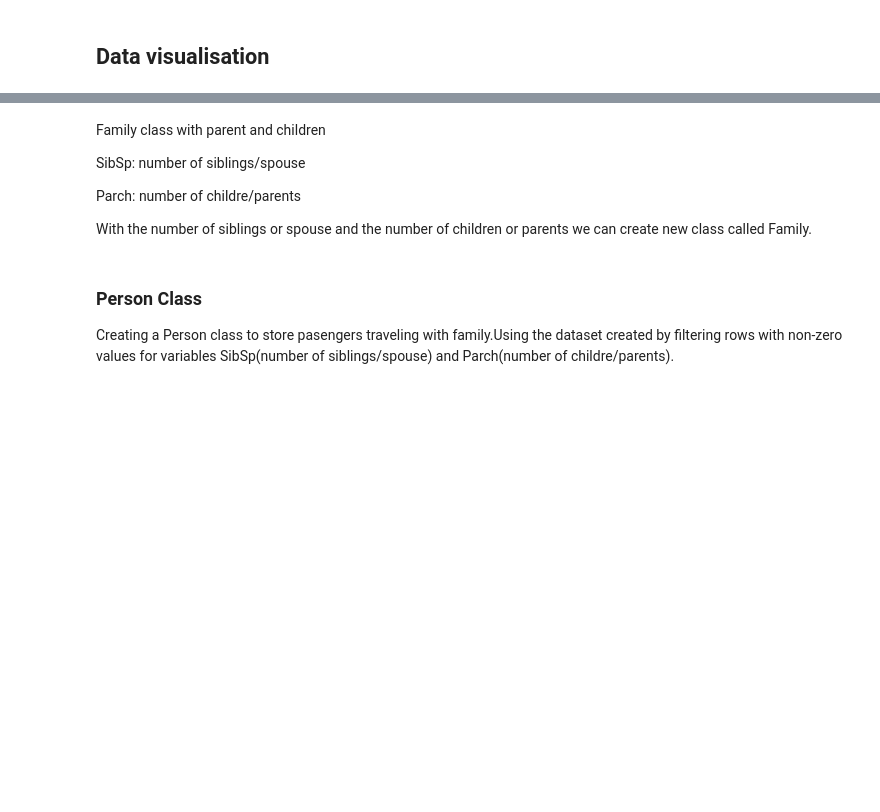
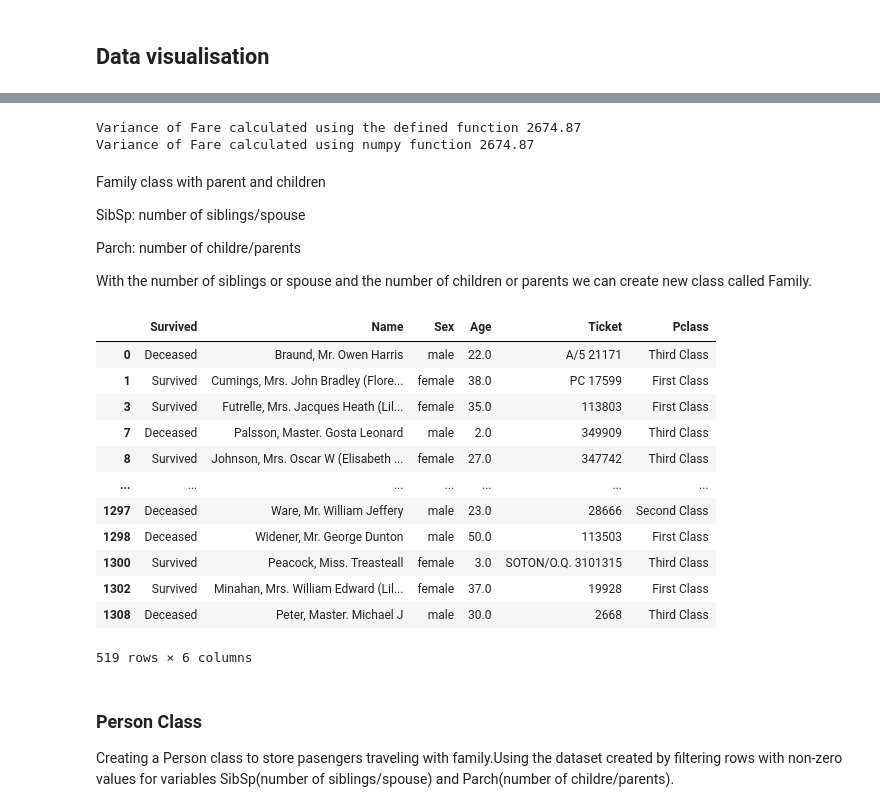
Before and after one commit to chanyadeshani/Group8, a Jupyter notebook: submit_assignment.ipynb, the cells around one changed output, grey strips where cells are left out. Cells and saved outputs as stored; diff of their text form; code cells hidden in the pictures; blank space fills up the shorter version.

```diff
--- a/submit_assignment.ipynb
+++ b/submit_assignment.ipynb
@@ -258,8 +425,13 @@ def variance_calculator(df_variable):
 # The above calculation can also be done using the method numpy.var
 # np.var(df_variable)
 # %%
-print(f'Variance of Fare calculated using the defined function {round(variance_calculator(train_df.Fare),2)}')
-print(f'Variance of Fare calculated using numpy function {round(np.var(train_df.Fare),2)}')
+print(
+    f'Variance of Fare calculated using the defined function {round(variance_calculator(train_df.Fare),2)}')
+print(
+    f'Variance of Fare calculated using numpy function {round(np.var(train_df.Fare),2)}')
+# %% [output]
+Variance of Fare calculated using the defined function 2674.87
+Variance of Fare calculated using numpy function 2674.87
 # %% [markdown]
 Family class with parent and children
 
@@ -271,8 +443,23 @@ With the number of siblings or spouse and the number of children or parents we c
 # %%
 # Get pasengers who travel with family (either siblings,spouse, childre or parents)
 # Copy rows which has values for either SibSp column or Parch
-train_data_families = train_df.loc[(train_df['SibSp'] > 0) | (train_df['Parch'] > 0)][['Survived', 'Name', 'Sex','Age','Ticket','Pclass']]
+train_data_families = train_df.loc[(train_df['SibSp'] > 0) | (
+    train_df['Parch'] > 0)][['Survived', 'Name', 'Sex', 'Age', 'Ticket', 'Pclass']]
 train_data_families
+# %% [output]
+|  | Survived | Name | Sex | Age | Ticket | Pclass |
+| 0 | Deceased | Braund, Mr. Owen Harris | male | 22.0 | A/5 21171 | Third Class |
+| 1 | Survived | Cumings, Mrs. John Bradley (Flore... | female | 38.0 | PC 17599 | First Class |
+| 3 | Survived | Futrelle, Mrs. Jacques Heath (Lil... | female | 35.0 | 113803 | First Class |
+| 7 | Deceased | Palsson, Master. Gosta Leonard | male | 2.0 | 349909 | Third Class |
+| 8 | Survived | Johnson, Mrs. Oscar W (Elisabeth ... | female | 27.0 | 347742 | Third Class |
+| ... | ... | ... | ... | ... | ... | ... |
+| 1297 | Deceased | Ware, Mr. William Jeffery | male | 23.0 | 28666 | Second Class |
+| 1298 | Deceased | Widener, Mr. George Dunton | male | 50.0 | 113503 | First Class |
+| 1300 | Survived | Peacock, Miss. Treasteall | female | 3.0 | SOTON/O.Q. 3101315 | Third Class |
+| 1302 | Survived | Minahan, Mrs. William Edward (Lil... | female | 37.0 | 19928 | First Class |
+| 1308 | Deceased | Peter, Master. Michael J | male | 30.0 | 2668 | Third Class |
+519 rows × 6 columns
 # %%
 def extract_last_name(x):
     # String x will split by ',' and take the first element in the resulting list.
```
Also changed, not shown: parts of 40 cells of this notebook.
